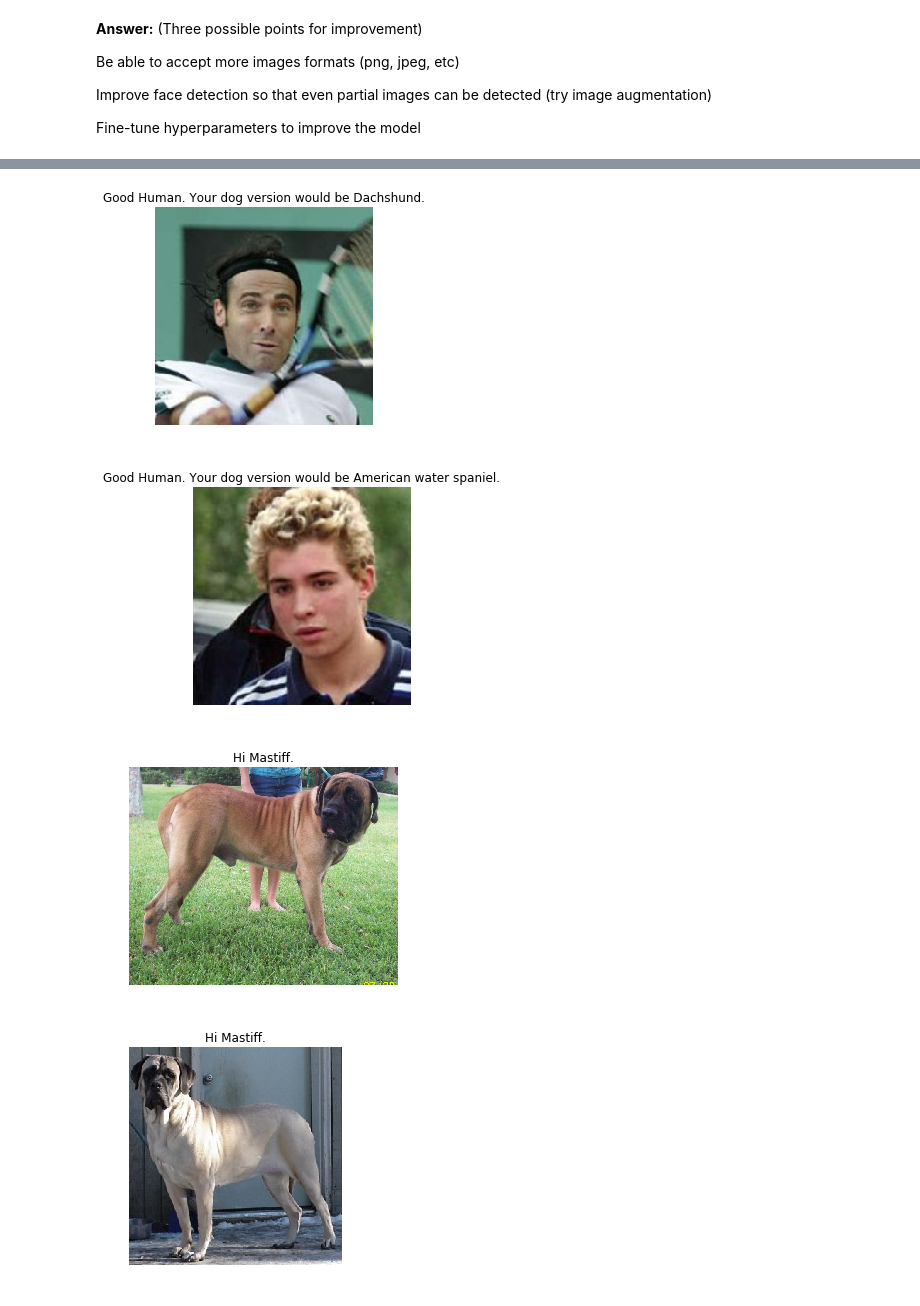
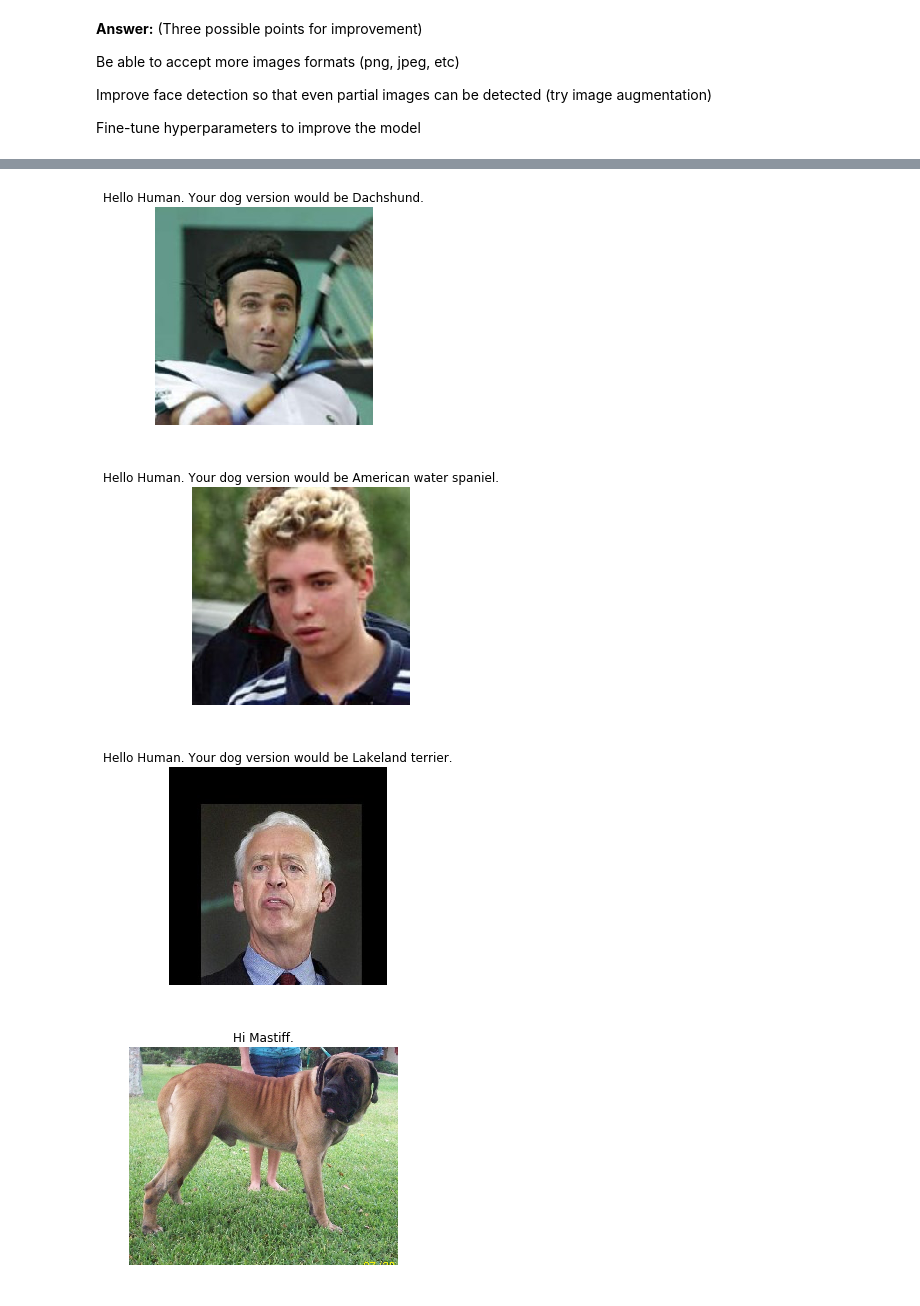
Before and after one commit to cisco-girl/Udacity-Deep-Learning-Nanodegree, a Jupyter notebook: Project 2 - Dog Breeding Classifier/dog_app.ipynb, the cells around one changed output, grey strips where cells are left out. Saved outputs shown, nothing was run; the diff lists cells and outputs as text; code cells hidden in the pictures.

```diff
--- a/Project 2 - Dog Breeding Classifier/dog_app.ipynb
+++ b/Project 2 - Dog Breeding Classifier/dog_app.ipynb
@@ -903,7 +901,7 @@ def run_app(img_path):
     if dog_detector(img_path):
         text = "Hi " + breed + "."
     elif face_detector(img_path):
-        text = "Good Human. Your dog version would be " + breed + "."
+        text = "Hello Human. Your dog version would be " + breed + "."
     else:
         text = "Neither human nor dog is detected in this image!"
 
@@ -937,6 +935,6 @@ Fine-tune hyperparameters to improve the model
 ## Feel free to use as many code cells as needed.
 
 ## suggested code, below
-for file in np.hstack((human_files[:3], dog_files[:3])):
+for file in np.hstack((human_files[:4], dog_files[:4])):
     run_app(file)
 # %% [output]
@@ -944,4 +942,4 @@ for file in np.hstack((human_files[:3], dog_files[:3])):
-[figure, old version]
+[figure, new version]
-[figure, old version]
+[figure, new version]
-[figure, old version]
+[figure, new version]
-[figure, old version]
+[figure, new version]
```
Also changed, not shown: parts of 13 cells of this notebook, 12 other files.
